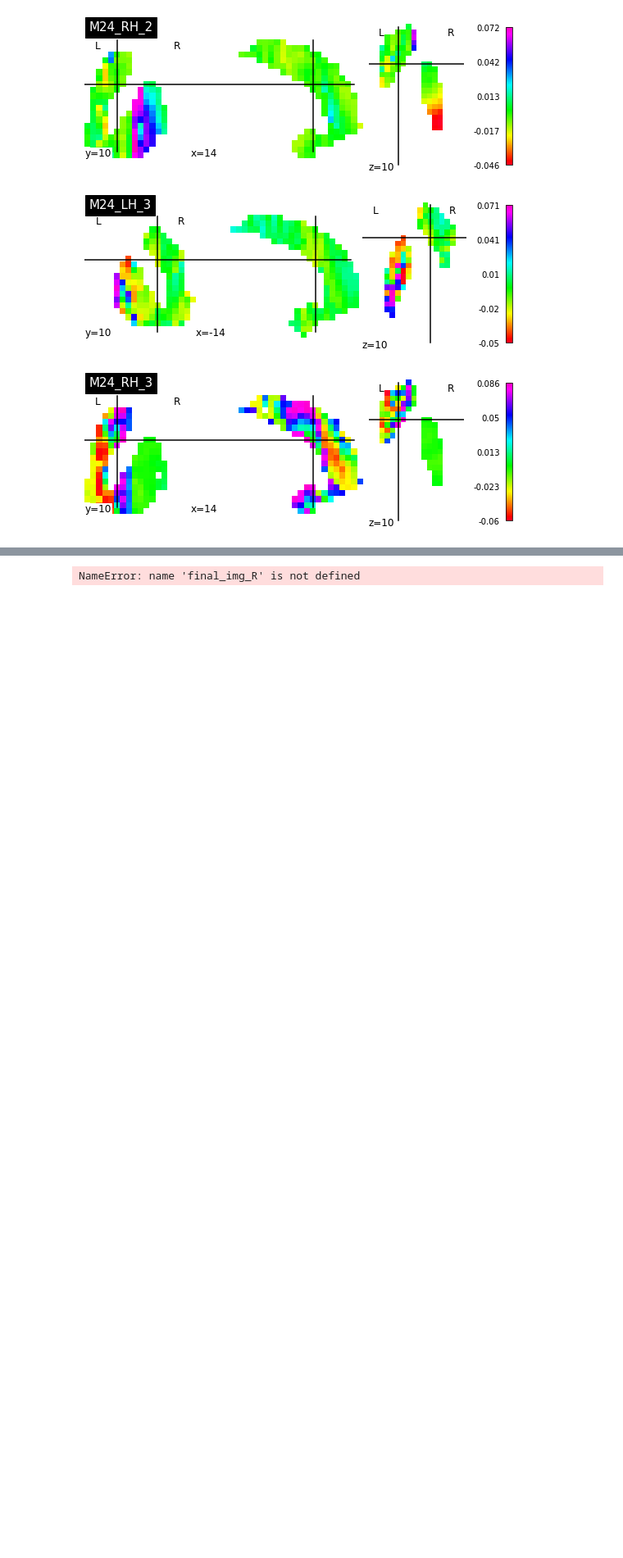
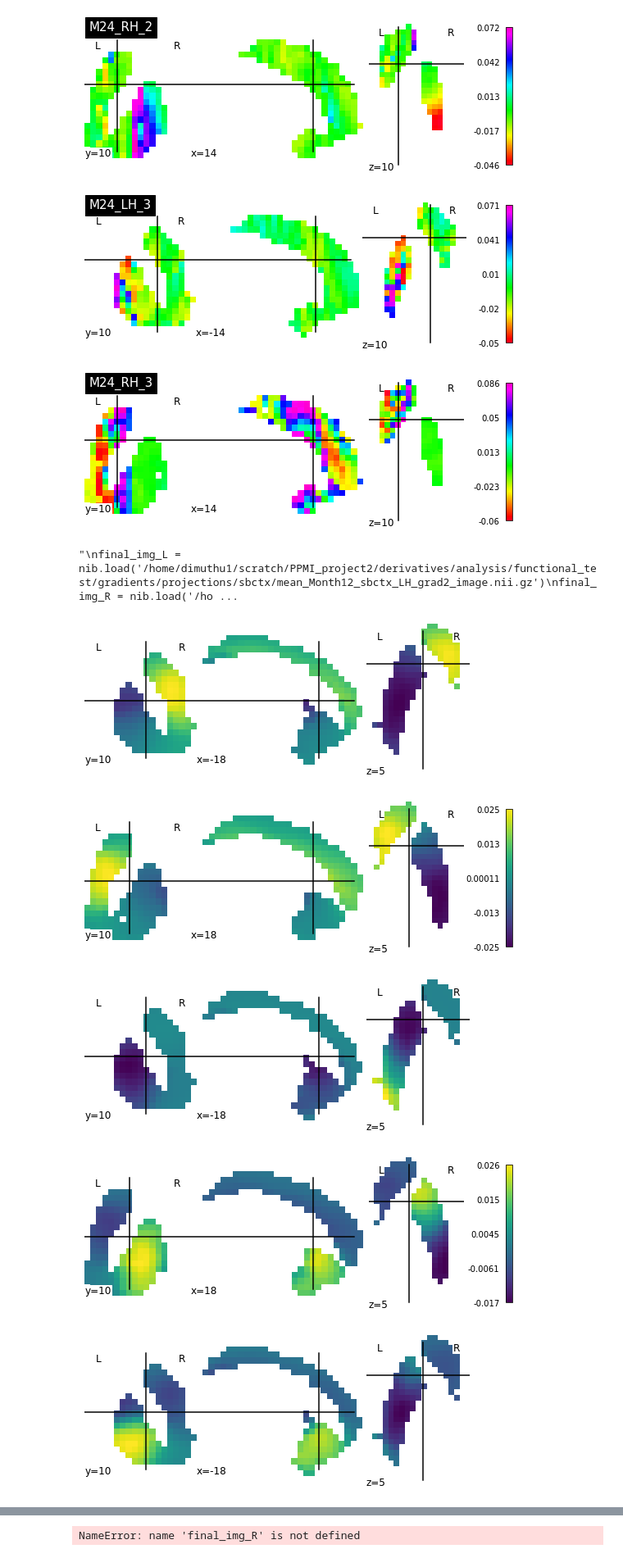
Before and after one commit to DimuthuHemachandra/functional_gradients, a Jupyter notebook: scripts/projections.ipynb, the cells around one changed output, grey strips where cells are left out. Shown at 82% size. Cells and saved outputs as stored; diff of their text form; code cells hidden in the pictures; blank space fills up the shorter version.

```diff
--- a/scripts/projections.ipynb
+++ b/scripts/projections.ipynb
@@ -138,3 +138,54 @@ get_projection('3',grad_L_m24,grad_R_m24,out_path,'M24')
 [figure]
 [figure]
 [figure]
+# %%
+def get_projection(componant,out_path,ses):
+
+    final_img_L = nib.load('/home/dimuthu1/scratch/PPMI_project2/derivatives/analysis/functional_test/gradients/projections/sbctx/mean_'+ses+'_sbctx_LH_grad'+componant+'_image.nii.gz')
+    final_img_R = nib.load('/home/dimuthu1/scratch/PPMI_project2/derivatives/analysis/functional_test/gradients/projections/sbctx/mean_'+ses+'_sbctx_RH_grad'+componant+'_image.nii.gz')
+    display_L = plotting.plot_img(final_img_L,
+                    cut_coords=(-18, 10, 5),
+                    threshold = 'auto')
+                    #title=ses+'_LH_'+componant,cmap='viridis', colorbar = True)
+
+    display_L.savefig(out_path+'projected_'+ses+'_LH_grad_'+componant+'.png')
+
+    display_R = plotting.plot_img(final_img_R,
+                    cut_coords=(18, 10, 5),
+                    threshold = 'auto',
+                    cmap='viridis', colorbar = True)
+
+
+    display_R.savefig(out_path+'projected_'+ses+'_RH_grad_'+componant+'.png')
+
+    #plotting.plot_glass_brain(final_img_R,display_mode='lyrz', cmap='viridis')
+
+    #plotting.plot_glass_brain(final_img_R,display_mode='lyrz', cmap='gist_rainbow', threshold=0.007)
+
+
+out_path='/home/dimuthu1/scratch/PPMI_project2/derivatives/analysis/functional_test/plots/'
+
+#final_img_L = nib.load('/home/dimuthu1/scratch/PPMI_project2/derivatives/analysis/functional_test/gradients/projections/sbctx/mean_Month12_sbctx_LH_grad1_image.nii.gz')
+#final_img_R = nib.load('/home/dimuthu1/scratch/PPMI_project2/derivatives/analysis/functional_test/gradients/projections/sbctx/mean_Month12_sbctx_RH_grad1_image.nii.gz')
+#get_projection('1',out_path,'Month12')
+
+"""
+final_img_L = nib.load('/home/dimuthu1/scratch/PPMI_project2/derivatives/analysis/functional_test/gradients/projections/sbctx/mean_Month12_sbctx_LH_grad2_image.nii.gz')
+final_img_R = nib.load('/home/dimuthu1/scratch/PPMI_project2/derivatives/analysis/functional_test/gradients/projections/sbctx/mean_Month12_sbctx_RH_grad2_image.nii.gz')
+get_projection('2',final_img_L,final_img_R,out_path,'M12')
+
+final_img_L = nib.load('/home/dimuthu1/scratch/PPMI_project2/derivatives/analysis/functional_test/gradients/projections/sbctx/mean_Month12_sbctx_LH_grad3_image.nii.gz')
+final_img_R = nib.load('/home/dimuthu1/scratch/PPMI_project2/derivatives/analysis/functional_test/gradients/projections/sbctx/mean_Month12_sbctx_RH_grad3_image.nii.gz')
+get_projection('3',final_img_L,final_img_R,out_path,'M12')"""
+# %% [output]
+"\nfinal_img_L = nib.load('/home/dimuthu1/scratch/PPMI_project2/derivatives/analysis/functional_test/gradients/projections/sbctx/mean_Month12_sbctx_LH_grad2_image.nii.gz')\nfinal_img_R = nib.load('/ho ...
+# %%
+get_projection('1',out_path,'Month12')
+get_projection('2',out_path,'Month12')
+get_projection('3',out_path,'Month12')
+# %% [output]
+[figure, added]
+[figure, added]
+[figure, added]
+[figure, added]
+[figure, added]
```
Also changed, not shown: parts of 6 cells of this notebook, 10 other files.
